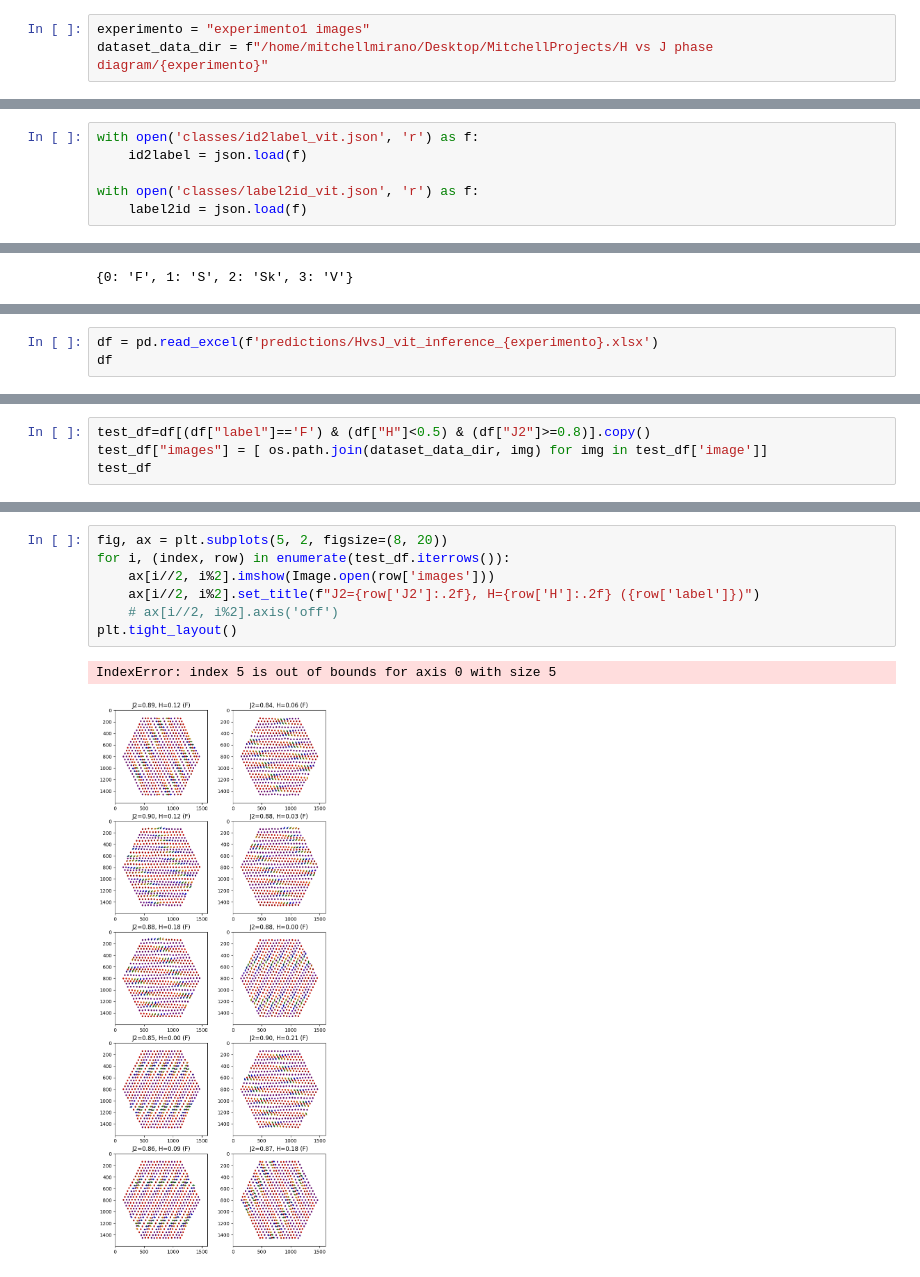
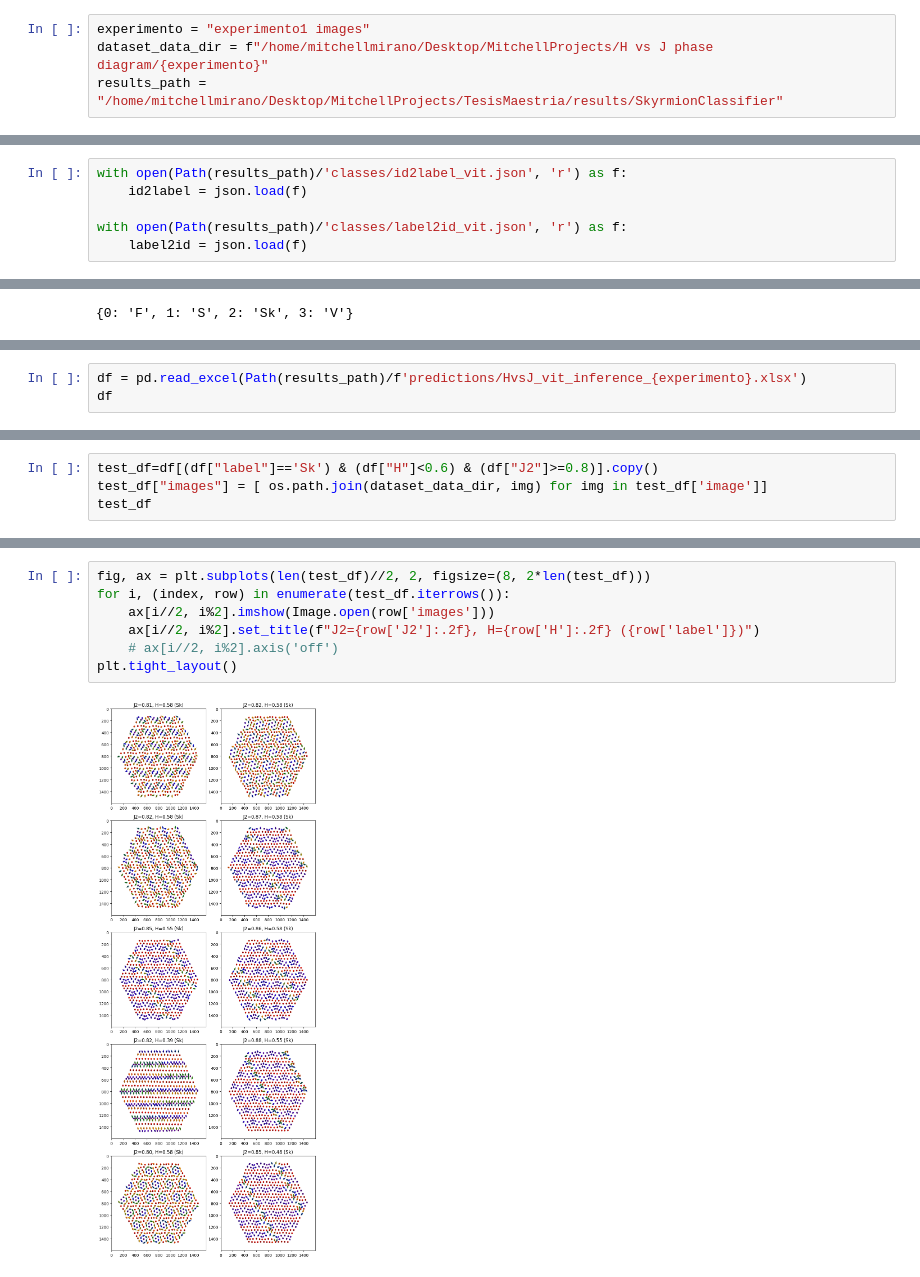
Before and after one commit to Mitchell-Mirano/PMT, a Jupyter notebook: src/SkyrmionClassifier/HvsJ_vit_inference.ipynb, the cells around one changed output, grey strips where cells are left out. Cells and saved outputs as stored; diff of their text form.

```diff
--- a/src/SkyrmionClassifier/HvsJ_vit_inference.ipynb
+++ b/src/SkyrmionClassifier/HvsJ_vit_inference.ipynb
@@ -29,6 +30,7 @@ rgb_transform = transforms.Compose([
 # %%
 experimento = "experimento1 images"
 dataset_data_dir = f"/home/mitchellmirano/Desktop/MitchellProjects/H vs J phase diagram/{experimento}"
+results_path = "/home/mitchellmirano/Desktop/MitchellProjects/TesisMaestria/results/SkyrmionClassifier"
 # %%
 class MyDataset(Dataset):
     def __init__(self, root, transform=None):
@@ -56,10 +58,10 @@ batch_size = 32
 my_dataset = MyDataset(root=dataset_data_dir, transform=rgb_transform)
 data_loader = DataLoader(my_dataset, batch_size=batch_size,collate_fn=model2_collate_fn)
 # %%
-with open('classes/id2label_vit.json', 'r') as f:
+with open(Path(results_path)/'classes/id2label_vit.json', 'r') as f:
     id2label = json.load(f)
 
-with open('classes/label2id_vit.json', 'r') as f:
+with open(Path(results_path)/'classes/label2id_vit.json', 'r') as f:
     label2id = json.load(f)
 # %%
 # Cargar el modelo ViT
@@ -263,6 +265,6 @@ df
 10000 rows × 13 columns
 # %%
-df = pd.read_excel(f'predictions/HvsJ_vit_inference_{experimento}.xlsx')
+df = pd.read_excel(Path(results_path)/f'predictions/HvsJ_vit_inference_{experimento}.xlsx')
 df
 # %% [output]
 |  | experimento | image | N | K | T | H | J2 | F | S | Sk | V | ... |
@@ -296,5 +298,5 @@ plt.show()
 # %%
-test_df=df[(df["label"]=='F') & (df["H"]<0.5) & (df["J2"]>=0.8)].copy()
+test_df=df[(df["label"]=='Sk') & (df["H"]<0.6) & (df["J2"]>=0.8)].copy()
 test_df["images"] = [ os.path.join(dataset_data_dir, img) for img in test_df['image']]
 test_df
 # %% [output]
@@ -318,10 +314,9 @@ test_df
 # %%
-fig, ax = plt.subplots(5, 2, figsize=(8, 20))
+fig, ax = plt.subplots(len(test_df)//2, 2, figsize=(8, 2*len(test_df)))
 for i, (index, row) in enumerate(test_df.iterrows()):
     ax[i//2, i%2].imshow(Image.open(row['images']))
     ax[i//2, i%2].set_title(f"J2={row['J2']:.2f}, H={row['H']:.2f} ({row['label']})")
     # ax[i//2, i%2].axis('off')
 plt.tight_layout()
 # %% [output]
-IndexError: index 5 is out of bounds for axis 0 with size 5
-[figure, old version]
+[figure, new version]
```
Also changed, not shown: parts of 9 cells of this notebook, 6 other files.
